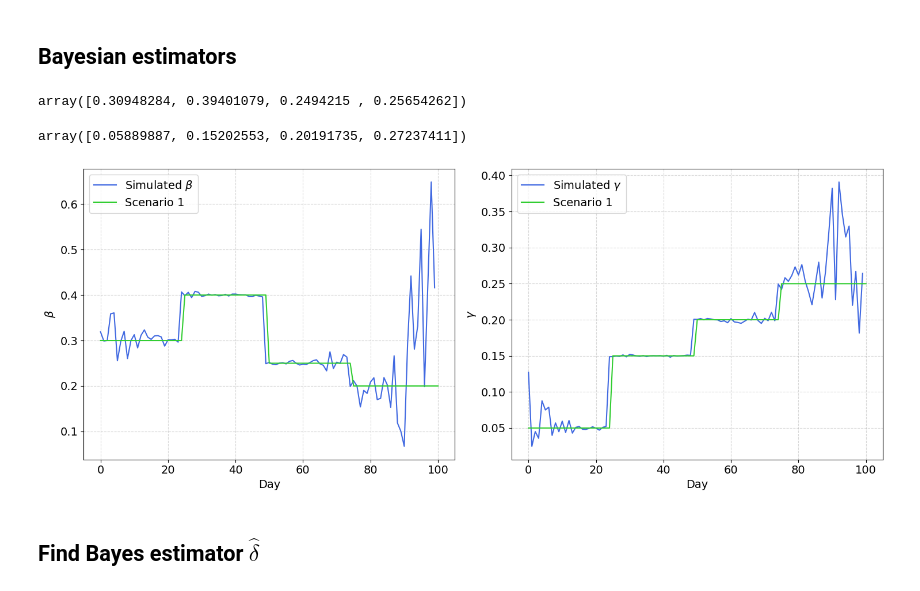
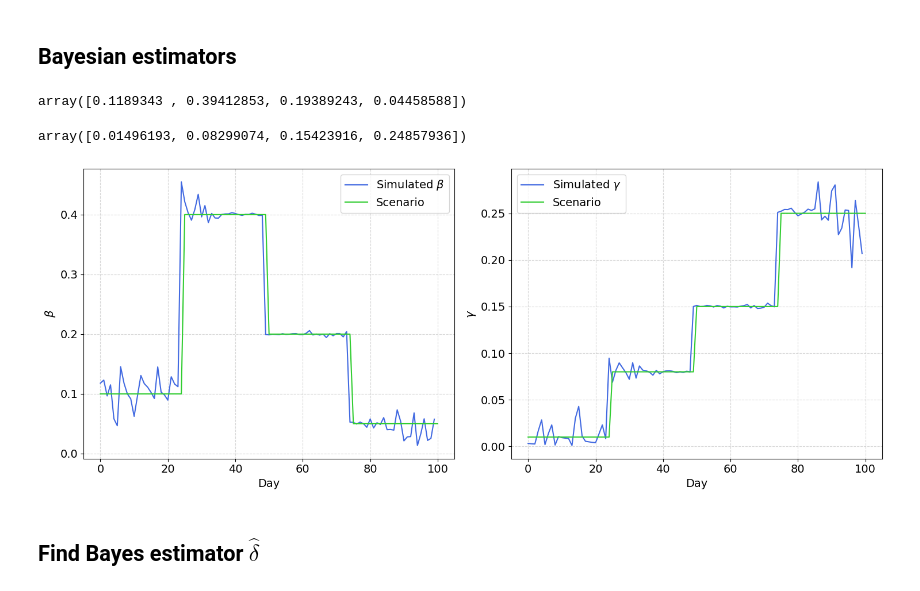
Before and after one commit to s1m0n32001/BayesianSIR, a Jupyter notebook: final.ipynb, the cells around one changed output. Cells and saved outputs as stored; diff of their text form; code cells hidden in the pictures.

```diff
--- a/final.ipynb
+++ b/final.ipynb
@@ -15,8 +15,8 @@ N = 1_000_000
 T = 101
 I0 = 50
 
-betas = 25*[0.3]+25*[.4]+25*[.25]+26*[.2]
-gammas = 25*[0.05]+25*[.15]+25*[.2]+26*[.25]
+betas = 25*[0.10]+25*[.4]+25*[.2]+26*[.05]
+gammas = 25*[0.01]+25*[.08]+25*[.15]+26*[.25]
 
 SIR_model = Bayesian_SIR([N, T, I0], betas, gammas)
 # %% [markdown]
@@ -49,34 +49,34 @@ gammas_samples = SIR_model.gammas_samples
 betas_mean = np.mean(betas_samples, axis=1)
 betas_mean.reshape(4, 25).mean(axis=1)
 # %% [output]
-array([0.30948284, 0.39401079, 0.2494215 , 0.25654262])
+array([0.1189343 , 0.39412853, 0.19389243, 0.04458588])
 # %%
 gammas_mean = np.mean(gammas_samples, axis=1)
 gammas_mean.reshape(4, 25).mean(axis=1)
 # %% [output]
-array([0.05889887, 0.15202553, 0.20191735, 0.27237411])
+array([0.01496193, 0.08299074, 0.15423916, 0.24857936])
 # %%
 colors = ["royalblue", "limegreen"]
 # %%
 fig, ax = plt.subplots(1, 2, figsize=(15, 6))
 ax[0].plot(betas_mean, color=colors[0], label='Simulated '+r'$\beta$')
-ax[0].plot(betas, color=colors[1], label=f'Scenario 1')
+ax[0].plot(betas, color=colors[1], label=f'Scenario')
 ax[0].legend()
 ax[0].set_xlabel('Day')
 ax[0].set_ylabel(r'$\beta$')
 ax[0].grid(ls='--', alpha=0.5)
 
 ax[1].plot(gammas_mean, color=colors[0], label='Simulated '+r'$\gamma$')
-ax[1].plot(gammas, color=colors[1], label=f'Scenario 1')
+ax[1].plot(gammas, color=colors[1], label=f'Scenario')
 ax[1].legend()
 ax[1].set_xlabel('Day')
 ax[1].set_ylabel(r'$\gamma$')
 ax[1].grid(ls='--', alpha=0.5)
 plt.tight_layout()
 plt.savefig(f'img/comparison_simulation.png', dpi=500)
 plt.show()
 # %% [output]
-[figure, old version]
+[figure, new version]
 # %% [markdown]
 ## Find Bayes estimator $\hat{\delta}$
 # %%
```
Also changed, not shown: parts of 11 cells of this notebook, 9 other files.
